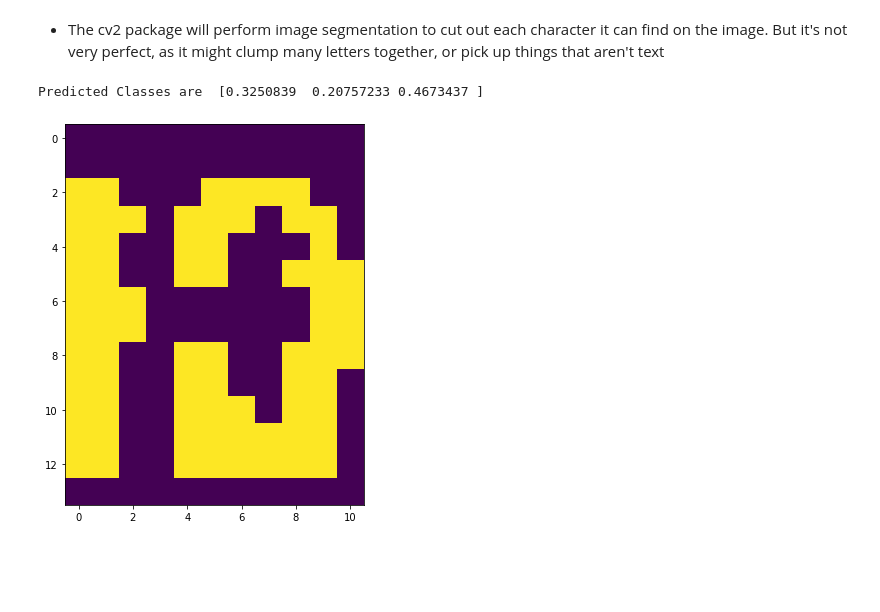
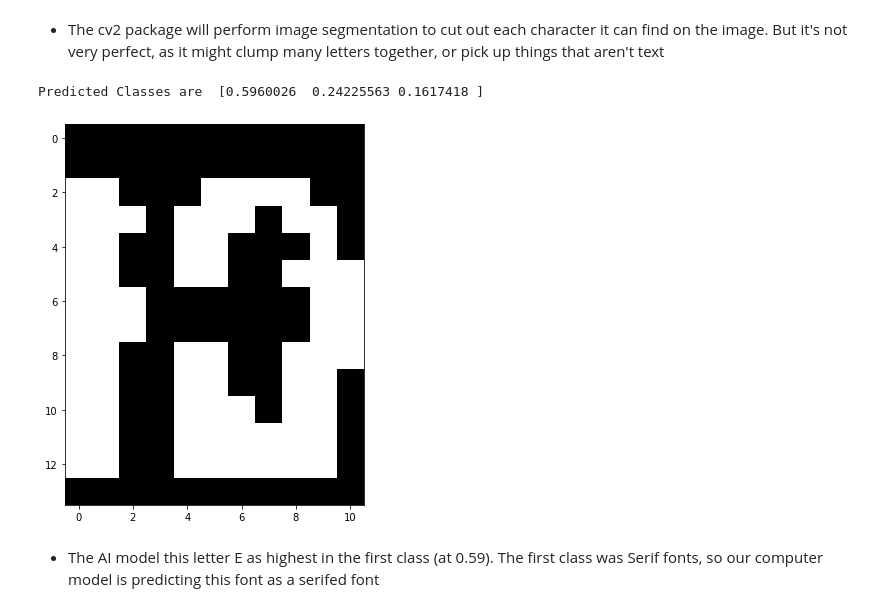
Before and after one commit to benduong2001/dsproject_font_decorator, a Jupyter notebook: font-type-image-classification.ipynb, the cells around one changed output. Drawn from its saved outputs; the diff is of its cells as text; code cells hidden in the pictures; blank space fills up the shorter version.

Commit message:
Kaggle Notebook | Font Type Image Classification | Version 5

```diff
--- a/font-type-image-classification.ipynb
+++ b/font-type-image-classification.ipynb
@@ -578,24 +621,26 @@ print(len(contours))
 # %%
 # one exampleof an extracted image
 contour_i = 400
 x, y, w, h = cv2.boundingRect(contours[contour_i])
 cnt = contours[contour_i]
 rect = cv2.minAreaRect(cnt)
 box = cv2.boxPoints(rect)
 box = np.int0(box)
 
 max_x = np.max(box[:,0])
 min_x = np.min(box[:,0])
 max_y = np.max(box[:,1])
 min_y = np.min(box[:,1])
 
 extraction = img[min_y:max_y,min_x:max_x]
-plt.imshow(255-img[min_y:max_y,min_x:max_x])
+plt.imshow(255-img[min_y:max_y,min_x:max_x], cmap="gray")
 prediction_vector = model1.predict(np.array([extraction]))[0]
 print("Predicted Classes are ",prediction_vector)
 # %% [output]
-Predicted Classes are  [0.3250839  0.20757233 0.4673437 ]
+Predicted Classes are  [0.5960026  0.24225563 0.1617418 ]
-[figure, old version]
+[figure, new version]
+# %% [markdown]
+* The AI model this letter E as highest in the first class (at 0.59). The first class was Serif fonts, so our computer model is predicting this font as a serifed font
 # %%
 predictions = []
 range_len_contours = range(len(contours))
```
Also changed, not shown: parts of 23 cells of this notebook.
